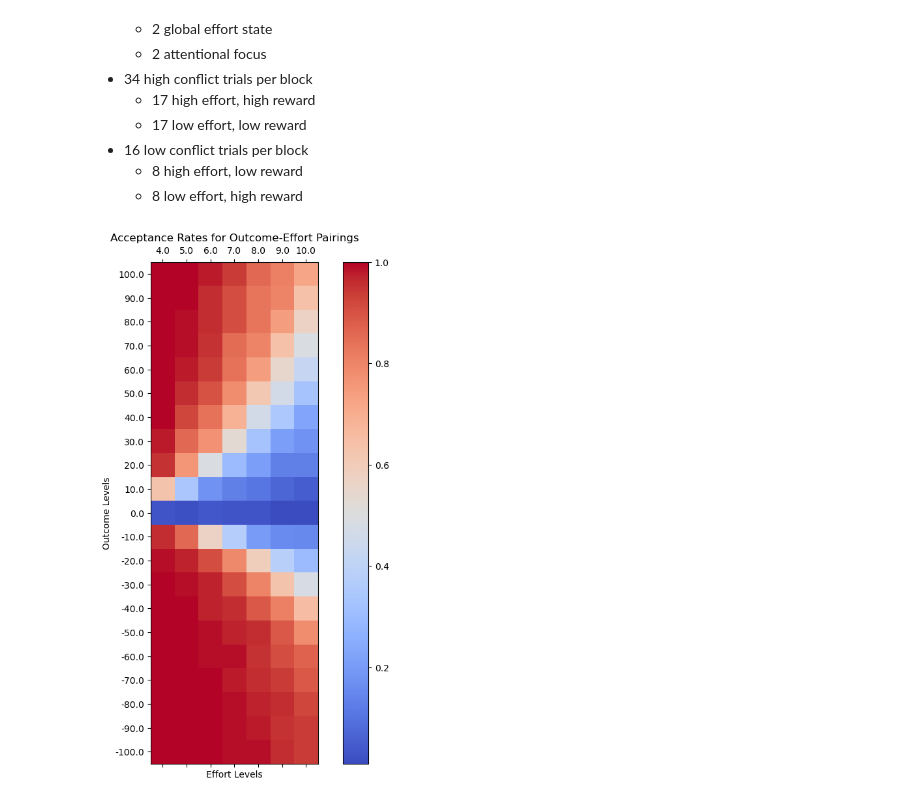
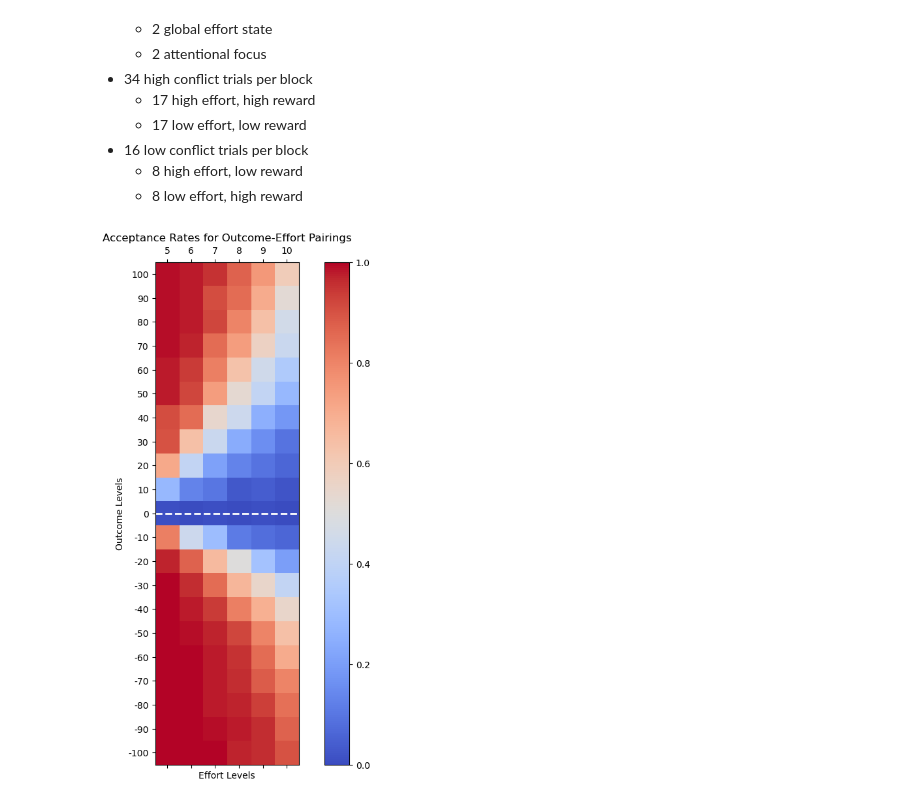
Before and after one commit to MajaFriedemann/reward-effort-task, a Jupyter notebook: simulate-task.ipynb, the cells around one changed output. Cells and saved outputs as stored; diff of their text form; code cells hidden in the pictures.

```diff
--- a/simulate-task.ipynb
+++ b/simulate-task.ipynb
@@ -30,7 +30,7 @@ import seaborn as sns
 
 # Reward and effort levels
 outcome_levels = np.linspace(-100, 100, 21)  # 21 outcome levels from -100 to 100 (10 reward levels, 10 loss levels)
-effort_levels = np.linspace(4, 10, 7)      # 7 effort levels from 4 to 10
+effort_levels = np.linspace(5, 10, 6)      # 6 effort levels from 5 to 10
 # %%
 # Simulate participants with different sensitivities - get realistic values from the literature
 num_participants = 100
@@ -48,8 +48,8 @@ num_participants = 100
 alpha_mean, alpha_std = 0.8, 0.1
 beta_mean, beta_std = 0.8, 0.1
 lambda_mean, lambda_std = 2.0, 0.2
-k_mean, k_std = 0.3, 0.15
-decision_beta = 1.0
+k_mean, k_std = 0.35, 0.15
+decision_beta = 0.8
 # Generate parameters from normal distributions
 alpha_values = np.random.normal(alpha_mean, alpha_std, num_participants)
 beta_values = np.random.normal(beta_mean, beta_std, num_participants)
@@ -97,29 +97,33 @@ responses = np.array(responses)
 # %%
 # Visualizing the acceptance rates for each reward-effort pairing across all participants
 # Matrix looks asymmetric because of loss aversion
 acceptance_rates = responses.mean(axis=1)
 
 # Reshape acceptance rates for plotting
 # acceptance_rates is a 1D array representing the mean acceptance rates across all participants for each reward-effort pairing
 # reshaped acceptance_matrix is a 2D array where rows represent different outcome levels and columns represent different effort levels
 acceptance_matrix = acceptance_rates.reshape(len(outcome_levels), len(effort_levels))
 
 fig, ax = plt.subplots(figsize=(10, 10))
 cax = ax.matshow(acceptance_matrix, interpolation='nearest', cmap='coolwarm')
 fig.colorbar(cax)
 
 ax.set_xticks(np.arange(len(effort_levels)))
 ax.set_yticks(np.arange(len(outcome_levels)))
-ax.set_xticklabels(np.round(effort_levels, 2))
-ax.set_yticklabels(np.round(outcome_levels, 2))
+ax.set_xticklabels(effort_levels.astype(int))
+ax.set_yticklabels(outcome_levels.astype(int))
 ax.invert_yaxis()
+
+# Adding the horizontal line at the index where outcome = 0
+zero_outcome_index = np.where(outcome_levels == 0)[0][0]
+ax.axhline(y=zero_outcome_index, color='white', linestyle='--', linewidth=2)
 
 plt.xlabel('Effort Levels')
 plt.ylabel('Outcome Levels')
 plt.title('Acceptance Rates for Outcome-Effort Pairings')
 plt.show()
 # %% [output]
-[figure, old version]
+[figure, new version]
 # %%
 # Visualise how acceptance rates depend on participants' parameters
 # Taking mean acceptance rate for each participant
```
Also changed, not shown: parts of 2 cells of this notebook.
